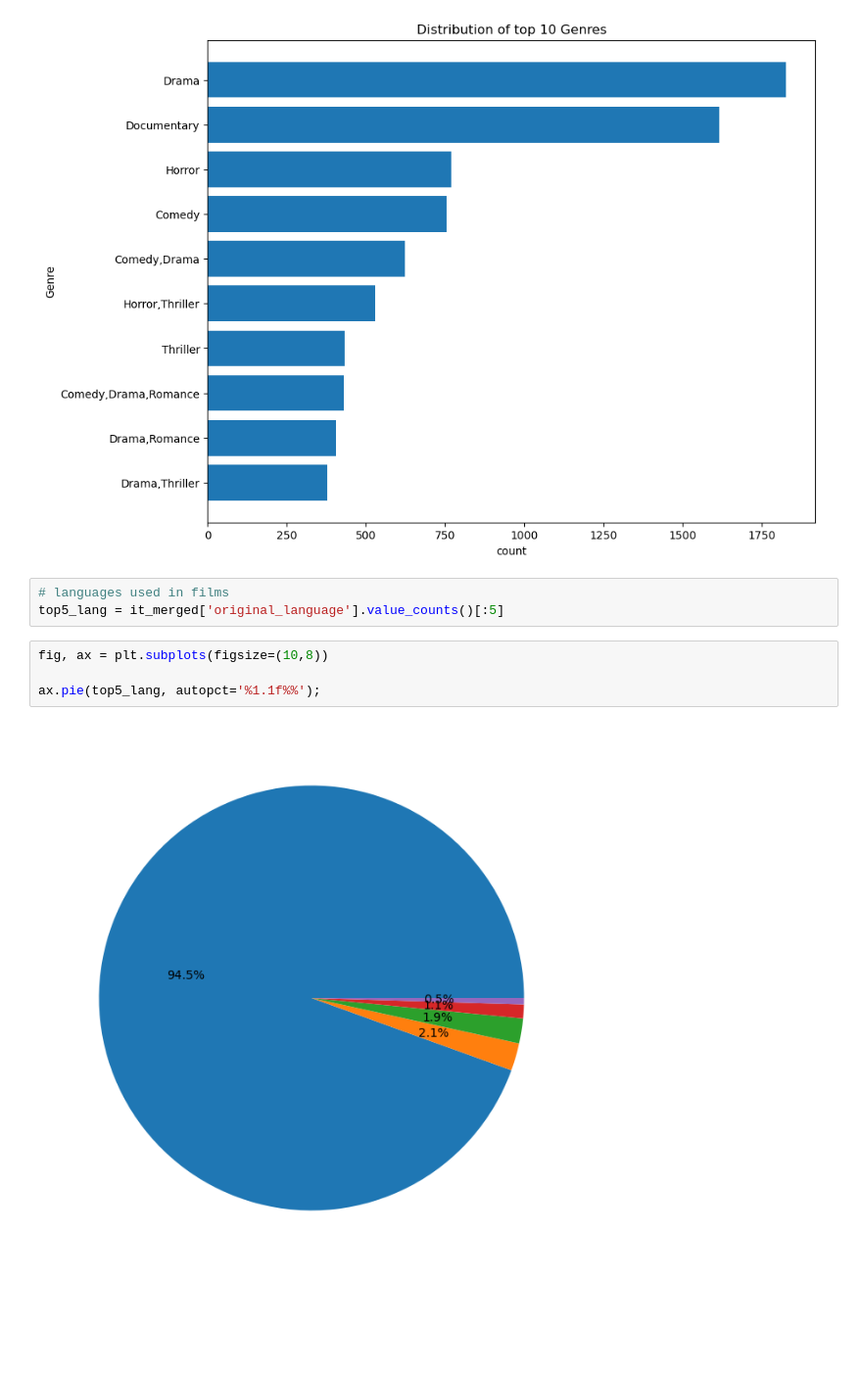
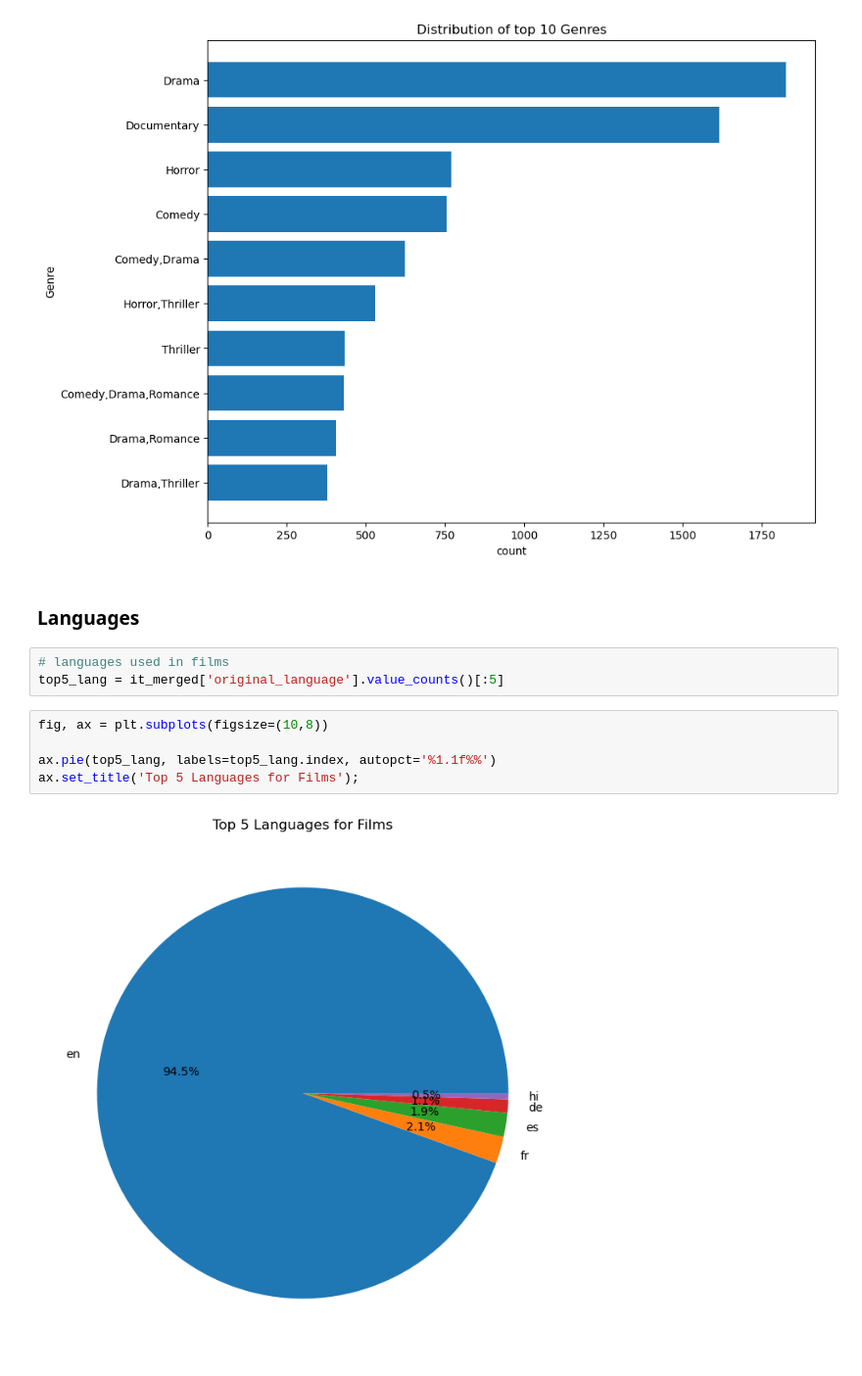
Before and after one commit to am-eric/Film-Analysis, a Jupyter notebook: analysis.ipynb, the cells around one changed output. Shown at 98% size. Drawn from its saved outputs; the diff is of its cells as text; blank space fills up the shorter version.

```diff
--- a/analysis.ipynb
+++ b/analysis.ipynb
@@ -619,12 +619,15 @@ ax.set_title('Distribution of top 10 Genres')
 ax.invert_yaxis();
 # %% [output]
 [figure]
+# %% [markdown]
+### Languages
 # %%
 # languages used in films
 top5_lang = it_merged['original_language'].value_counts()[:5]
 # %%
 fig, ax = plt.subplots(figsize=(10,8))
 
-ax.pie(top5_lang, autopct='%1.1f%%');
+ax.pie(top5_lang, labels=top5_lang.index, autopct='%1.1f%%')
+ax.set_title('Top 5 Languages for Films');
 # %% [output]
-[figure, old version]
+[figure, new version]
```
Also changed, not shown: parts of 17 cells of this notebook.
